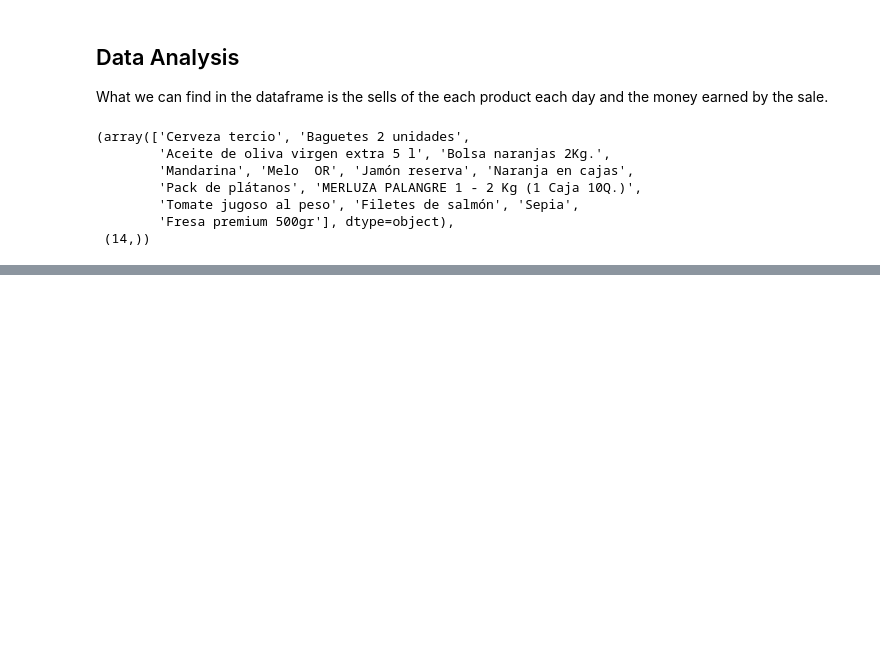
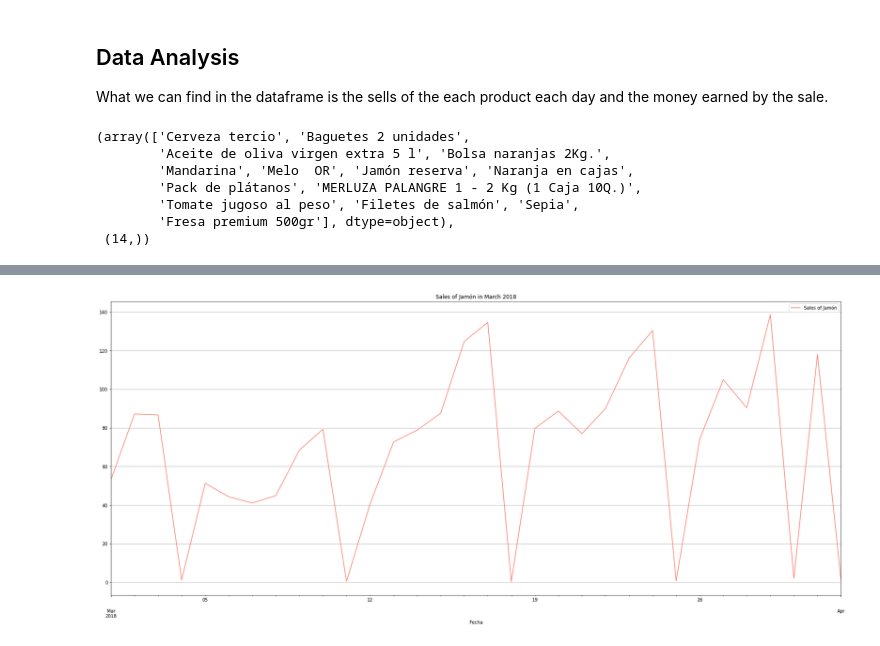
Before and after one commit to mateoricio/forecasting_retail_sales_PA, a Jupyter notebook: forcasting_retail_sales.ipynb, the cells around one changed output, grey strips where cells are left out. Saved outputs shown, nothing was run; the diff lists cells and outputs as text; code cells hidden in the pictures; blank space fills up the shorter version.

```diff
--- a/forcasting_retail_sales.ipynb
+++ b/forcasting_retail_sales.ipynb
@@ -43,0 +68,9 @@ df['Referencia'].unique(), df['Referencia'].unique().shape
+# %%
+df['Unidades']['2018-03-01':'2018-04-01'].plot(figsize= fig_size,
+    color = 'salmon',
+    grid = True,
+    label = 'Sales of Jamón',
+    legend = True,
+    title = 'Sales of Jamón in March 2018');
+# %% [output]
+[figure, added]
```
Also changed, not shown: parts of 10 cells of this notebook.
